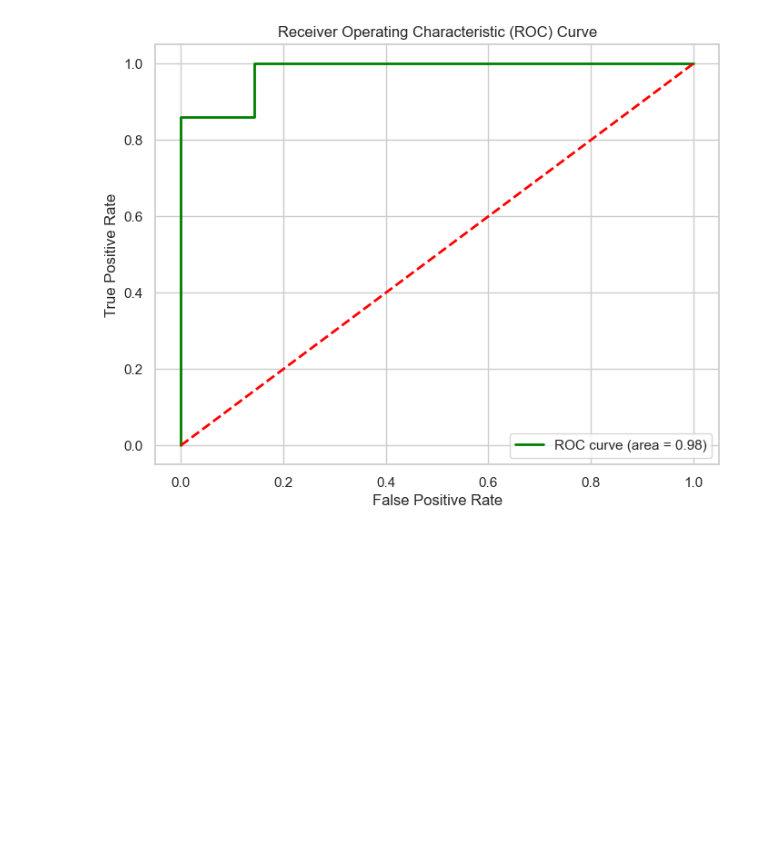
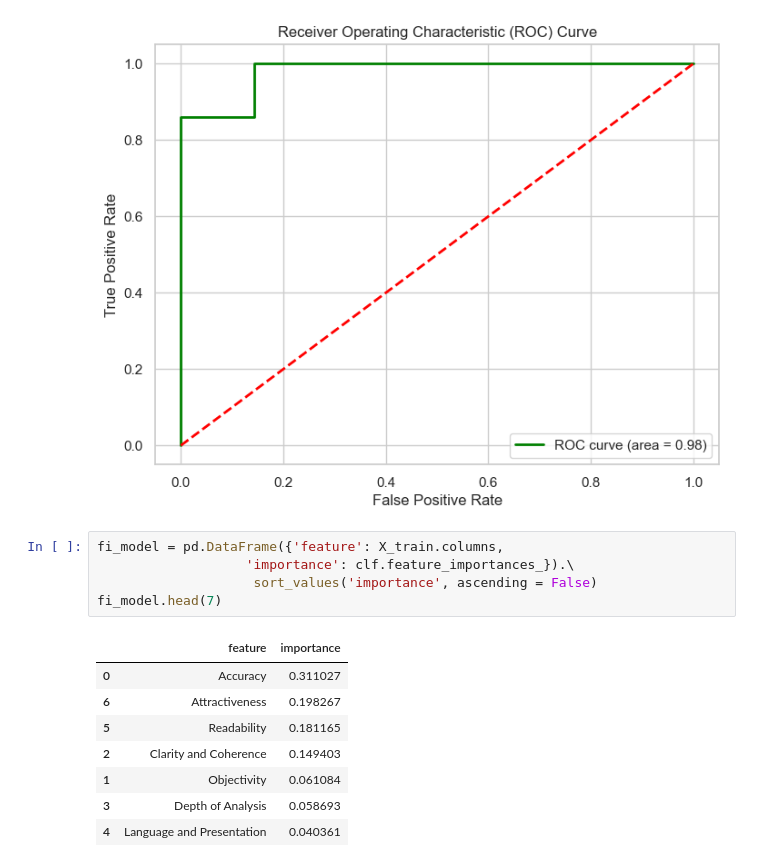
Before and after one commit to WilliamLiao2015/NYCU-Artificial-Intelligence-Capstone-Project-1, a Jupyter notebook: methods/supervised/RandomForest.ipynb, the cells around one changed output. Drawn from its saved outputs; the diff is of its cells as text; blank space fills up the shorter version.

Commit message:
Update: feature importance table

```diff
--- a/methods/supervised/RandomForest.ipynb
+++ b/methods/supervised/RandomForest.ipynb
@@ -114,3 +120,17 @@ plt.legend(loc="lower right")
 plt.show()
 # %% [output]
 [figure]
+# %%
+fi_model = pd.DataFrame({'feature': X_train.columns,
+                   'importance': clf.feature_importances_}).\
+                    sort_values('importance', ascending = False)
+fi_model.head(7)
+# %% [output]
+|  | feature | importance |
+| 0 | Accuracy | 0.311027 |
+| 6 | Attractiveness | 0.198267 |
+| 5 | Readability | 0.181165 |
+| 2 | Clarity and Coherence | 0.149403 |
+| 1 | Objectivity | 0.061084 |
+| 3 | Depth of Analysis | 0.058693 |
+| 4 | Language and Presentation | 0.040361 |
```
Also changed, not shown: parts of 4 cells of this notebook.
